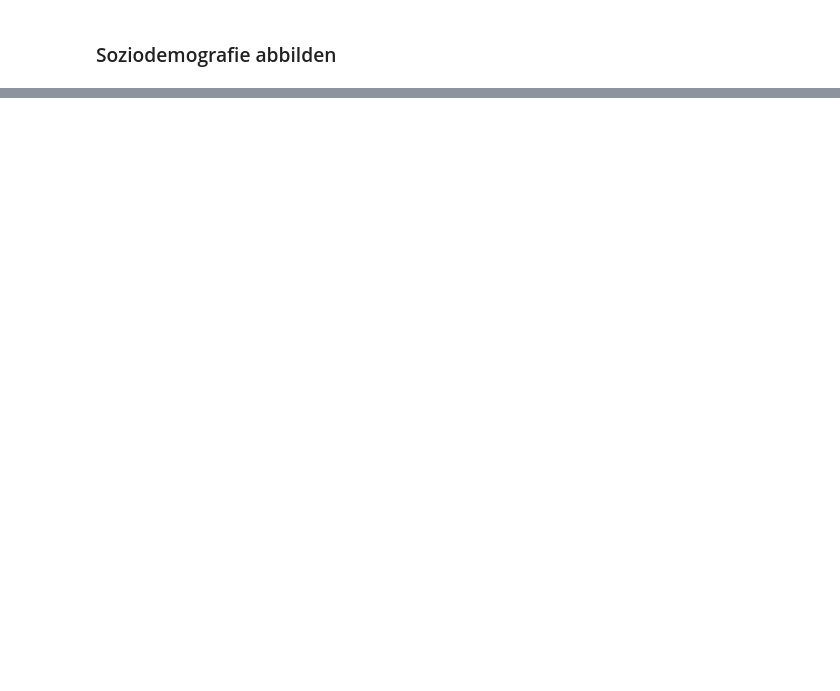
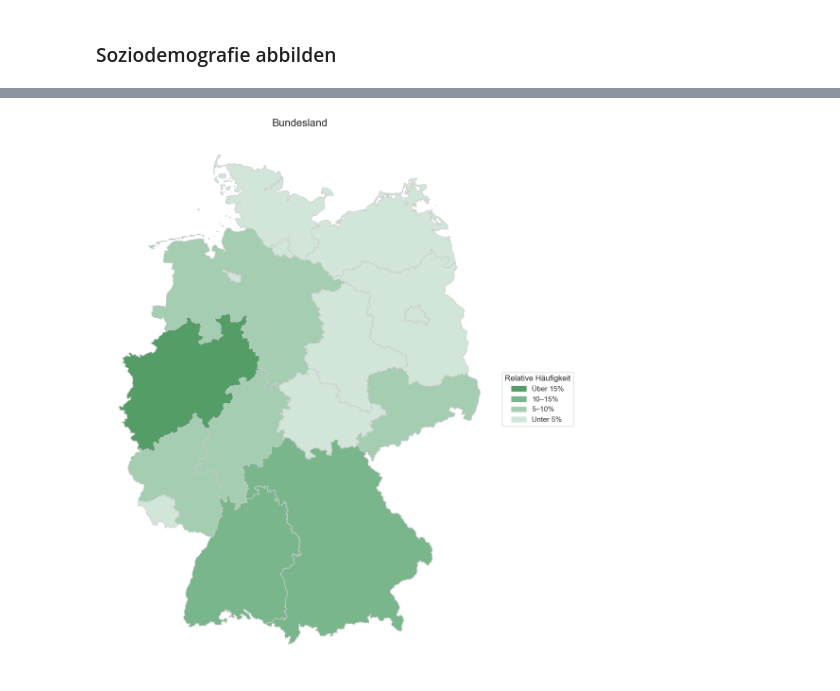
Before and after one commit to lara-polat/python_kurs, a Jupyter notebook: Project_Datenbereinigung.ipynb, the cells around one changed output, grey strips where cells are left out. Drawn from its saved outputs; the diff is of its cells as text; code cells hidden in the pictures; blank space fills up the shorter version.

```diff
--- a/Project_Datenbereinigung.ipynb
+++ b/Project_Datenbereinigung.ipynb
@@ -1499,0 +1489,63 @@ print(f"Totaler Effekt (c): {total_effect:.3f}")
+# %%
+import geopandas as gpd
+import pandas as pd
+import matplotlib.pyplot as plt
+
+#  relativen Häufigkeiten pro Bundesland
+df_cleaned = {
+    'Bundesland': [
+        'Nordrhein-Westfalen', 'Bayern', 'Baden-Württemberg', 'Niedersachsen',
+        'Hessen', 'Sachsen', 'Rheinland-Pfalz', 'Schleswig-Holstein', 'Berlin',
+        'Thüringen', 'Brandenburg', 'Sachsen-Anhalt', 'Hamburg',
+        'Mecklenburg-Vorpommern', 'Bremen', 'Saarland'
+    ],
+    'relative_Häufigkeit': [
+        24.60, 13.00, 11.90, 9.13, 7.84, 5.56, 5.26, 4.27, 3.77,
+        3.08, 2.78, 2.58, 2.38, 1.69, 1.39, 0.79
+    ]
+}
+
+df_deutschlandkarte = pd.DataFrame(df_cleaned)
+
+# Farbcodierung auf Basis der Gruppen
+def farbgruppe(häufigkeit):
+    if häufigkeit > 15:
+        return '#549D67'  # Gruppe 1
+    elif 10 < häufigkeit <= 15:
+        return '#7AB68C'  # Gruppe 2
+    elif 5 <= häufigkeit <= 10:
+        return '#A4CDB2'  # Gruppe 3
+    else:
+        return '#D1E6D9'  # Gruppe 4
+
+df_deutschlandkarte['farbe'] = df_deutschlandkarte['relative_Häufigkeit'].apply(farbgruppe)
+
+# Beispiel: GeoJSON der deutschen Bundesländer von einer öffentlichen Quelle
+url = "https://raw.githubusercontent.com/isellsoap/deutschlandGeoJSON/main/2_bundeslaender/2_hoch.geo.json"
+bundeslaender = gpd.read_file(url)
+
+# Mergen mit Häufigkeiten
+merged = bundeslaender.merge(df_deutschlandkarte, left_on='name', right_on='Bundesland')
+
+# Plot erstellen
+fig, ax = plt.subplots(1, 1, figsize=(10, 12))
+merged.plot(color=merged['farbe'], linewidth=0.8, edgecolor='0.8', ax=ax)
+
+# Titel
+ax.set_title("Bundesland", fontsize=16)
+ax.axis('off')
+
+# Legende manuell erstellen
+import matplotlib.patches as mpatches
+legende = [
+    mpatches.Patch(color='#549D67', label='Über 15%'),
+    mpatches.Patch(color='#7AB68C', label='10–15%'),
+    mpatches.Patch(color='#A4CDB2', label='5–10%'),
+    mpatches.Patch(color='#D1E6D9', label='Unter 5%')
+]
+ax.legend(handles=legende, title='Relative Häufigkeit', loc='center left', bbox_to_anchor=(1, 0.5))
+
+plt.tight_layout()
+plt.show()
+# %% [output]
+[figure, added]
```
Also changed, not shown: parts of 49 cells of this notebook, 1 other file.
